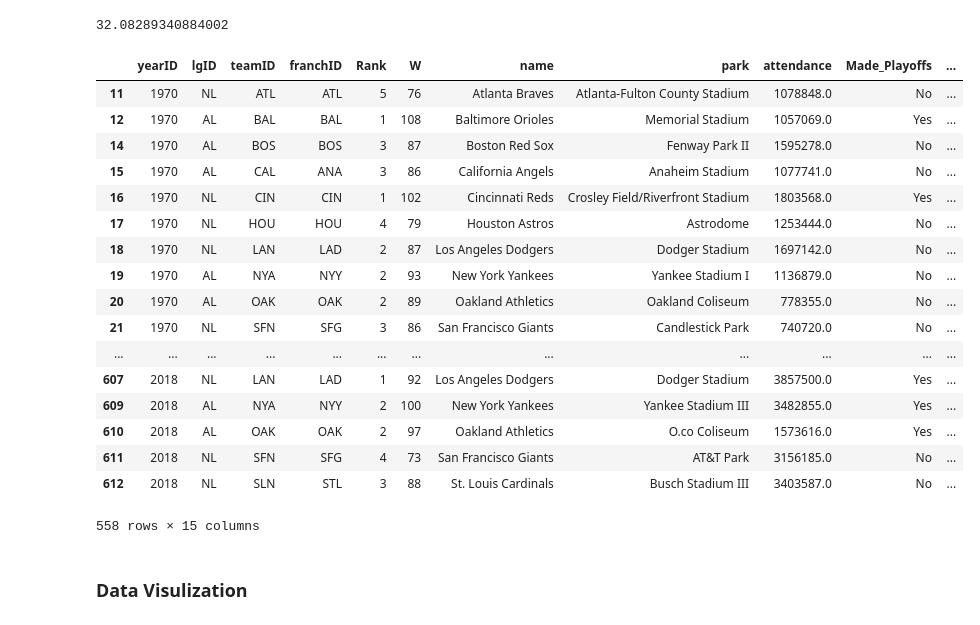
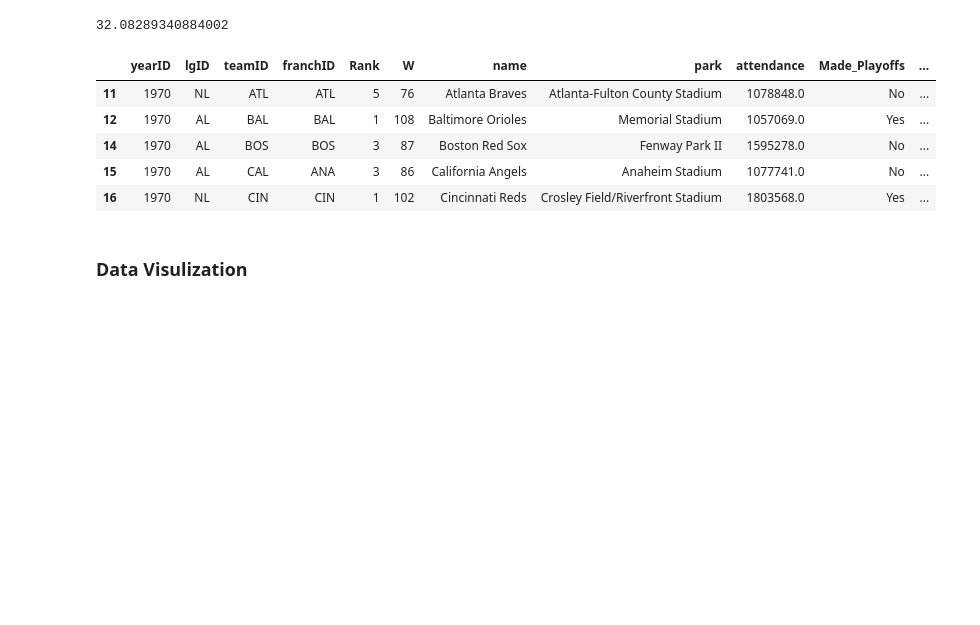
Before and after one commit to alan-flint/MLB-Visualization, a Jupyter notebook: code/clean_attendance_nb.ipynb, the cells around one changed output. Drawn from its saved outputs; the diff is of its cells as text; code cells hidden in the pictures; blank space fills up the shorter version.

```diff
--- a/code/clean_attendance_nb.ipynb
+++ b/code/clean_attendance_nb.ipynb
@@ -114,26 +109,14 @@ pert_df.loc[pert_df['Made_Playoffs'] == 'Yes'].percent_filled.mean()
 # %% [output]
 32.08289340884002
 # %%
-pert_df
+pert_df.head()
 # %% [output]
 |  | yearID | lgID | teamID | franchID | Rank | W | name | park | attendance | Made_Playoffs | ... |
 | 11 | 1970 | NL | ATL | ATL | 5 | 76 | Atlanta Braves | Atlanta-Fulton County Stadium | 1078848.0 | No | ... |
 | 12 | 1970 | AL | BAL | BAL | 1 | 108 | Baltimore Orioles | Memorial Stadium | 1057069.0 | Yes | ... |
 | 14 | 1970 | AL | BOS | BOS | 3 | 87 | Boston Red Sox | Fenway Park II | 1595278.0 | No | ... |
 | 15 | 1970 | AL | CAL | ANA | 3 | 86 | California Angels | Anaheim Stadium | 1077741.0 | No | ... |
 | 16 | 1970 | NL | CIN | CIN | 1 | 102 | Cincinnati Reds | Crosley Field/Riverfront Stadium | 1803568.0 | Yes | ... |
-| 17 | 1970 | NL | HOU | HOU | 4 | 79 | Houston Astros | Astrodome | 1253444.0 | No | ... |
-| 18 | 1970 | NL | LAN | LAD | 2 | 87 | Los Angeles Dodgers | Dodger Stadium | 1697142.0 | No | ... |
-| 19 | 1970 | AL | NYA | NYY | 2 | 93 | New York Yankees | Yankee Stadium I | 1136879.0 | No | ... |
-| 20 | 1970 | AL | OAK | OAK | 2 | 89 | Oakland Athletics | Oakland Coliseum | 778355.0 | No | ... |
-| 21 | 1970 | NL | SFN | SFG | 3 | 86 | San Francisco Giants | Candlestick Park | 740720.0 | No | ... |
-| ... | ... | ... | ... | ... | ... | ... | ... | ... | ... | ... | ... |
-| 607 | 2018 | NL | LAN | LAD | 1 | 92 | Los Angeles Dodgers | Dodger Stadium | 3857500.0 | Yes | ... |
-| 609 | 2018 | AL | NYA | NYY | 2 | 100 | New York Yankees | Yankee Stadium III | 3482855.0 | Yes | ... |
-| 610 | 2018 | AL | OAK | OAK | 2 | 97 | Oakland Athletics | O.co Coliseum | 1573616.0 | Yes | ... |
-| 611 | 2018 | NL | SFN | SFG | 4 | 73 | San Francisco Giants | AT&T Park | 3156185.0 | No | ... |
-| 612 | 2018 | NL | SLN | STL | 3 | 88 | St. Louis Cardinals | Busch Stadium III | 3403587.0 | No | ... |
-558 rows × 15 columns
 # %% [markdown]
 ### Data Visulization
 # %%
```
Also changed, not shown: parts of 2 cells of this notebook.
